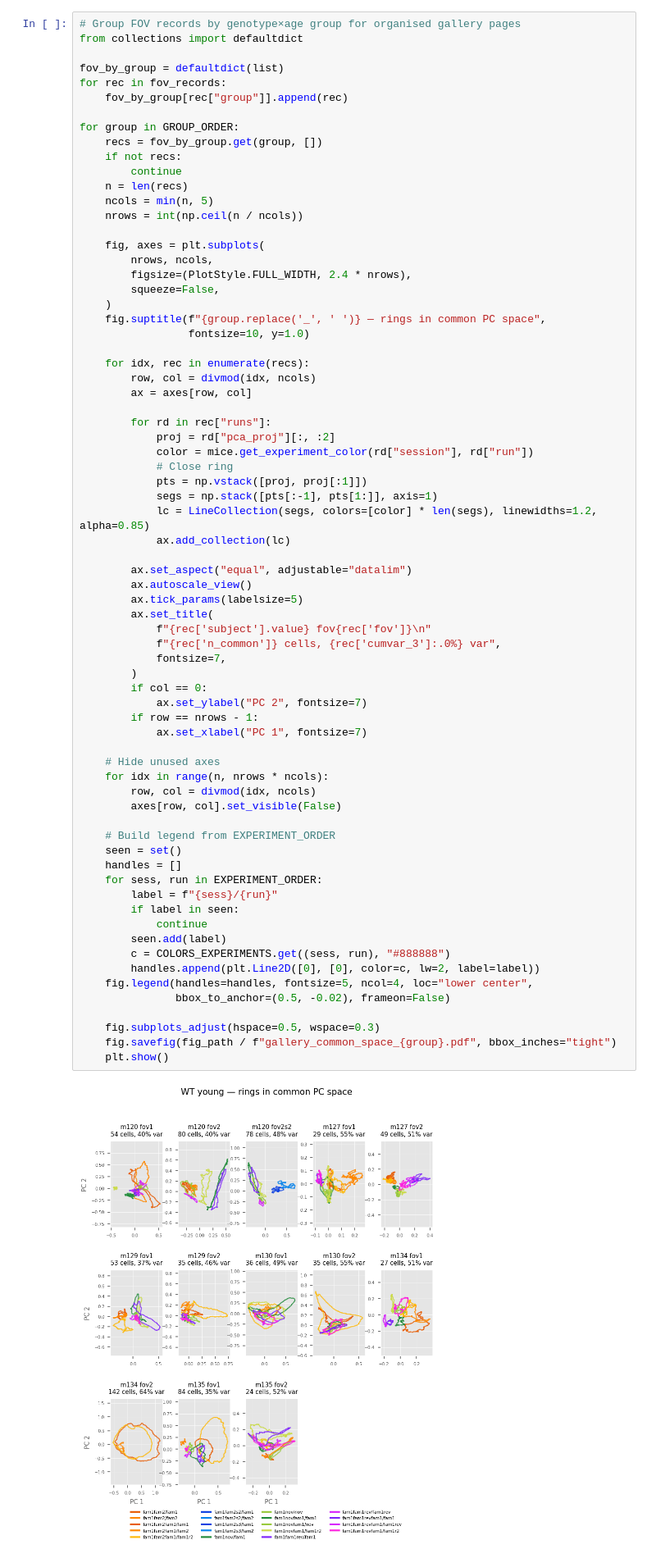
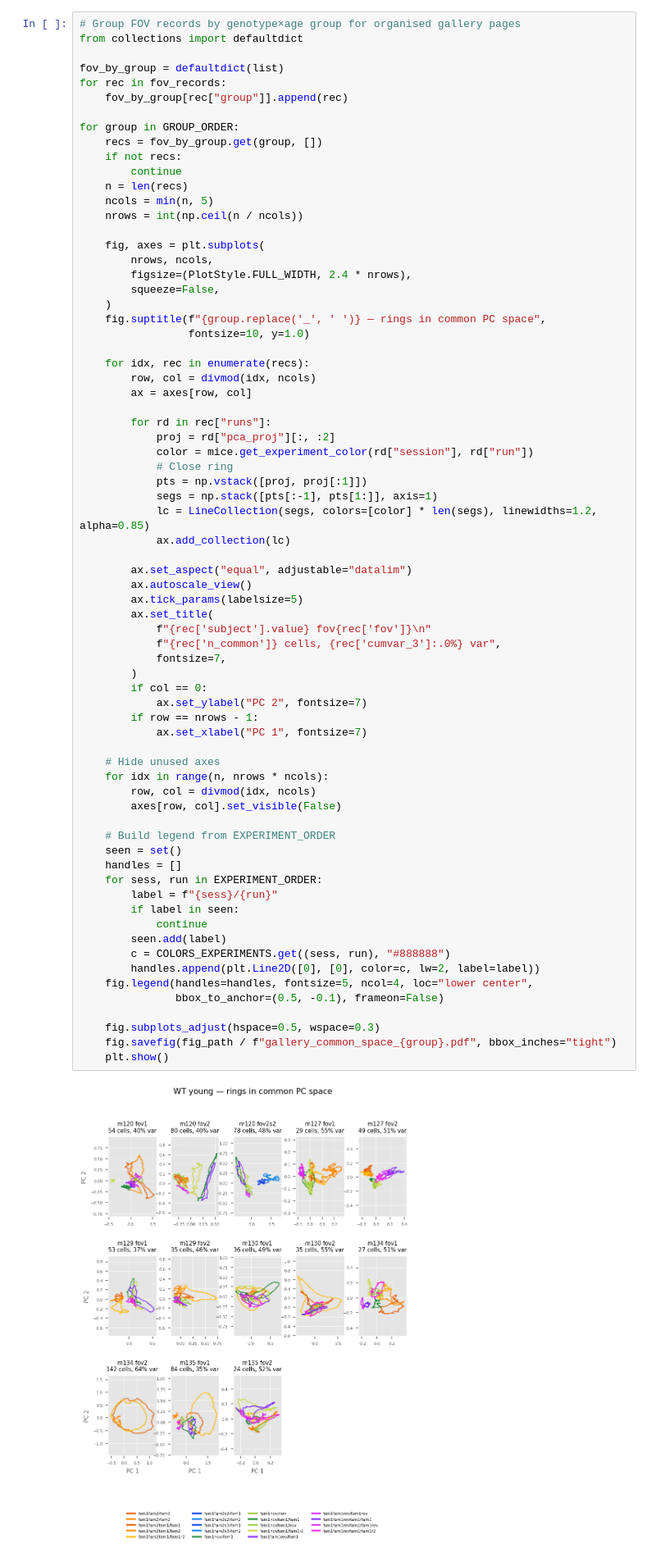
Before and after one commit to elena-faillace/manifold-remapping, a Jupyter notebook: notebooks/1.embeddings/01_pca_manifolds_common_space.ipynb, the cells around one changed output. Shown at 82% size. Cells and saved outputs as stored; diff of their text form.

```diff
--- a/notebooks/1.embeddings/01_pca_manifolds_common_space.ipynb
+++ b/notebooks/1.embeddings/01_pca_manifolds_common_space.ipynb
@@ -190,32 +190,32 @@ for group in GROUP_ORDER:
             f"{rec['subject'].value} fov{rec['fov']}\n"
             f"{rec['n_common']} cells, {rec['cumvar_3']:.0%} var",
             fontsize=7,
         )
         if col == 0:
             ax.set_ylabel("PC 2", fontsize=7)
         if row == nrows - 1:
             ax.set_xlabel("PC 1", fontsize=7)
 
     # Hide unused axes
     for idx in range(n, nrows * ncols):
         row, col = divmod(idx, ncols)
         axes[row, col].set_visible(False)
 
     # Build legend from EXPERIMENT_ORDER
     seen = set()
     handles = []
     for sess, run in EXPERIMENT_ORDER:
         label = f"{sess}/{run}"
         if label in seen:
             continue
         seen.add(label)
         c = COLORS_EXPERIMENTS.get((sess, run), "#888888")
         handles.append(plt.Line2D([0], [0], color=c, lw=2, label=label))
     fig.legend(handles=handles, fontsize=5, ncol=4, loc="lower center",
-               bbox_to_anchor=(0.5, -0.02), frameon=False)
+               bbox_to_anchor=(0.5, -0.1), frameon=False)
 
     fig.subplots_adjust(hspace=0.5, wspace=0.3)
     fig.savefig(fig_path / f"gallery_common_space_{group}.pdf", bbox_inches="tight")
     plt.show()
 # %% [output]
-[figure, old version]
+[figure, new version]
```
Also changed, not shown: parts of 4 cells of this notebook, 1 other file.
